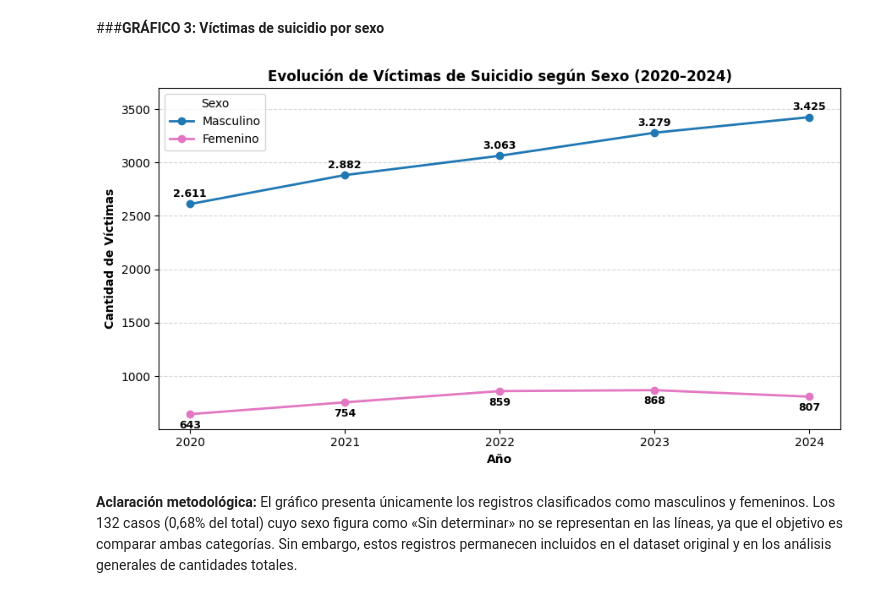
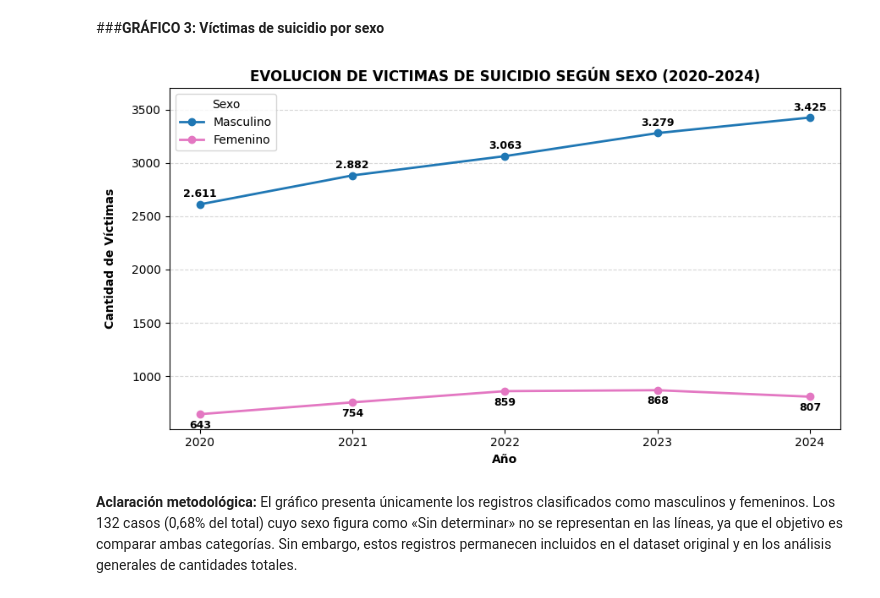
Before and after one commit to fce-laboratoriotp/tp-labo, a Jupyter notebook: AnálisisSuicidios2020-2024.ipynb, the cells around one changed output. Drawn from its saved outputs; the diff is of its cells as text; code cells hidden in the pictures.

```diff
--- a/AnálisisSuicidios2020-2024.ipynb
+++ b/AnálisisSuicidios2020-2024.ipynb
@@ -1173,35 +1095,35 @@ for anio in df_sexo_piv.index:
         fontsize=9,
         fontweight="bold",
     )
     # Femenino
     m = df_sexo_piv.loc[anio, "Femenino"]
     plt.annotate(
         f"{m:,}".replace(",", "."),
         (anio, m),
         textcoords="offset points",
         xytext=(0, -12),
         ha="center",
         fontsize=9,
         fontweight="bold",
     )
 
 #4. Formato final
 plt.title(
-    "Evolución de Víctimas de Suicidio según Sexo (2020–2024)",
+    "EVOLUCION DE VICTIMAS DE SUICIDIO SEGÚN SEXO (2020–2024)",
     fontsize=12,
     fontweight="bold",)
 
 plt.ylim(top=3700)
 plt.xlabel("Año", fontweight="bold")
-plt.ylabel("Cantidad de Víctimas", fontweight="bold")
+plt.ylabel("Cantidad de Víctimas", fontweight="bold", labelpad=13)
 plt.xticks(df_sexo_piv.index)
 plt.legend(title="Sexo")
 plt.grid(axis="y", linestyle="--", alpha=0.5)
 plt.tight_layout()
 plt.savefig("grafico3_sexo.png", dpi=300, bbox_inches="tight")
 
 plt.show()
 # %% [output]
-[figure, old version]
+[figure, new version]
 # %% [markdown]
 **Aclaración metodológica:** El gráfico presenta únicamente los registros clasificados como masculinos y femeninos. Los 132 casos (0,68% del total) cuyo sexo figura como «Sin determinar» no se representan en las líneas, ya que el objetivo es comparar ambas categorías. Sin embargo, estos registros permanecen incluidos en el dataset original y en los análisis generales de cantidades totales.
```
Also changed, not shown: parts of 15 cells of this notebook.
